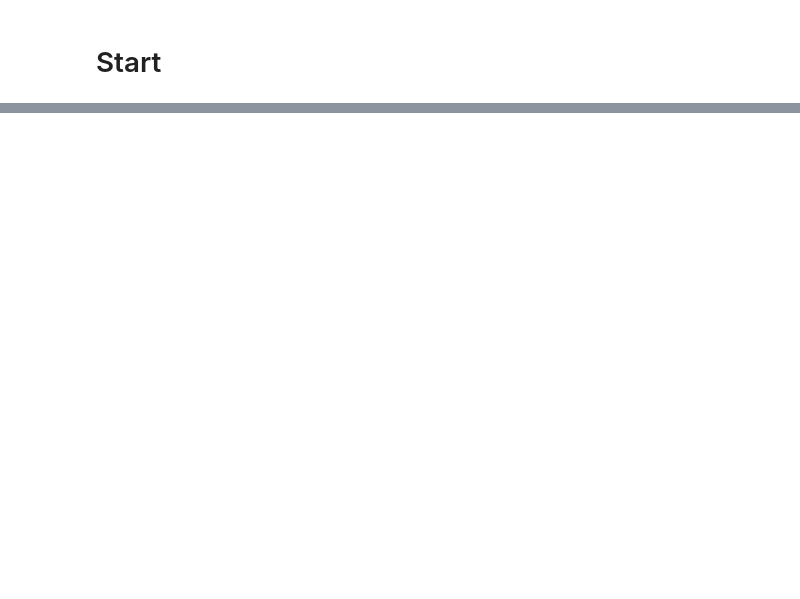
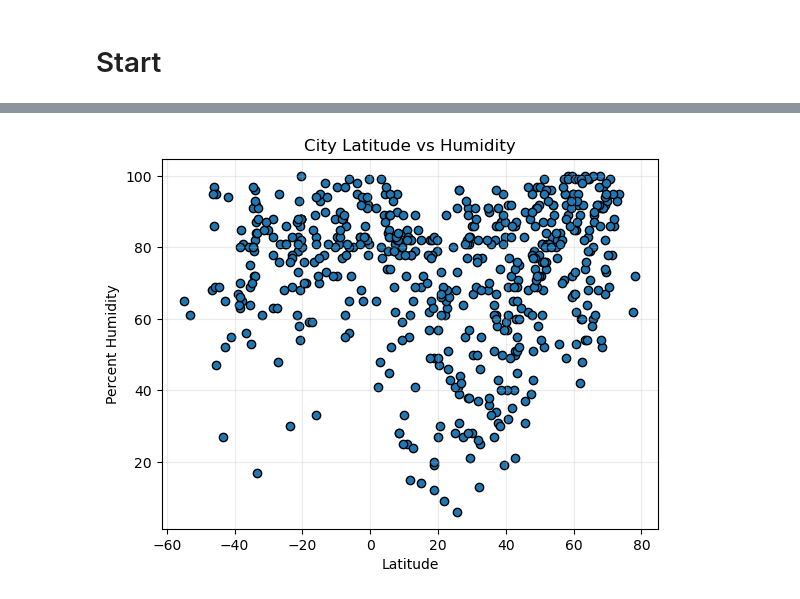
Before and after one commit to StanJohn04/World_Weather_Analysis, a Jupyter notebook: WeatherPy/WeatherPy.ipynb, the cells around one changed output, grey strips where cells are left out. Cells and saved outputs as stored; diff of their text form; code cells hidden in the pictures; blank space fills up the shorter version.

```diff
--- a/WeatherPy/WeatherPy.ipynb
+++ b/WeatherPy/WeatherPy.ipynb
@@ -183,14 +147,16 @@ plt.show()
 # %%
-# Build the scatter plots for latitude vs. humidity
-# YOUR CODE HERE
-
-# Incorporate the other graph properties
-# YOUR CODE HERE
-
+# Build scatter plot for latitude vs. humidity
+plt.scatter(city_data_df['Lat'], city_data_df['Humidity'], edgecolor = 'black')
+plt.grid(alpha = 0.25)
+plt.title('City Latitude vs Humidity')
+plt.xlabel('Latitude')
+plt.ylabel('Percent Humidity')
 # Save the figure
 plt.savefig("output_data/Fig2.png")
 
 # Show plot
 plt.show()
+# %% [output]
+[figure, added]
 # %%
 # Build the scatter plots for latitude vs. cloudiness
```
Also changed, not shown: parts of 24 cells of this notebook, 4 other files.
